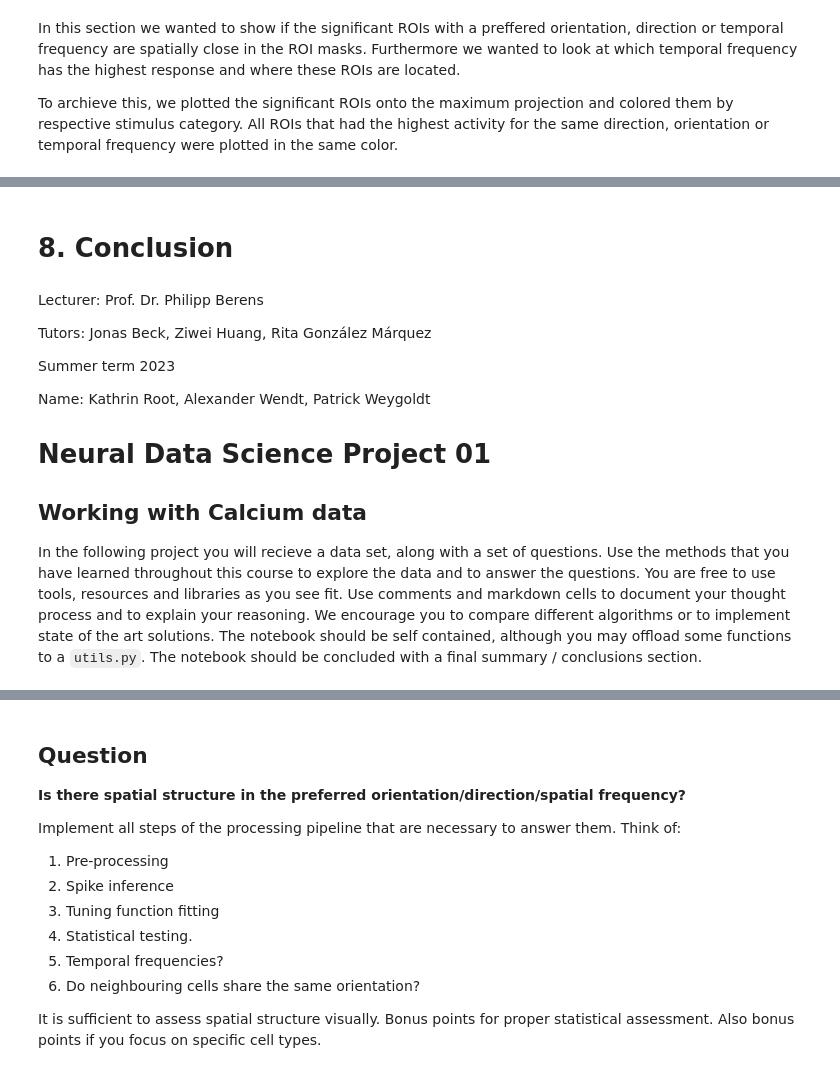
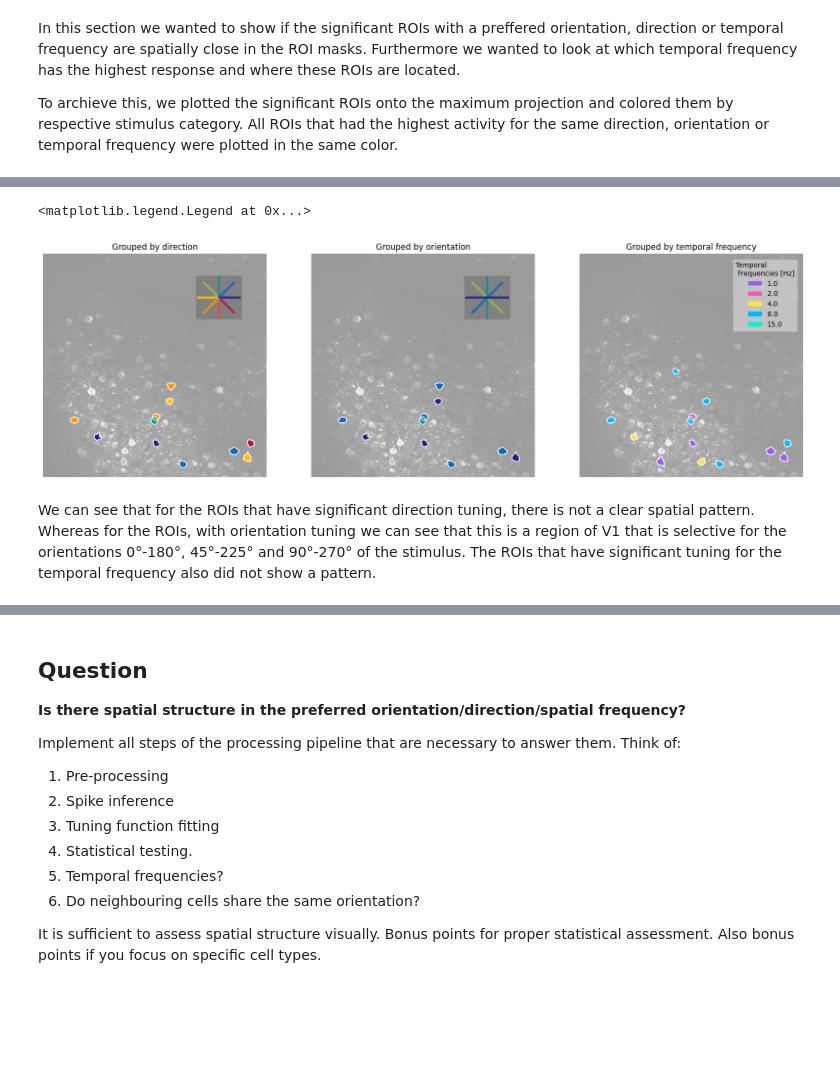
Before and after one commit to weygoldt/neuraldatascience, a Jupyter notebook: notebooks/practical01.ipynb, the cells around one changed output, grey strips where cells are left out. Drawn from its saved outputs; the diff is of its cells as text; code cells hidden in the pictures; blank space fills up the shorter version.

```diff
--- a/notebooks/practical01.ipynb
+++ b/notebooks/practical01.ipynb
@@ -960,4 +1052,5 @@ print(freq_temp_sig)
 # %%
+# Main plot
 fig, (ax1, ax2, ax3) = plt.subplots(1, 3, figsize=(20, 10))
 
 ax1.imshow(data["max_projection"], cmap="gray", alpha=0.4)
@@ -979,7 +1072,6 @@ if "coustom" in matplotlib.colormaps():
 ncolors = 256
 
 # Plot all ROIs that are significant for direction
-
 for roi in rois_sig_direction:
     matrix = np.zeros((data["roi_masks"].shape[1], data["roi_masks"].shape[2]))
     x, y = np.where(data["roi_masks"][roi, :, :] != 0)
@@ -1003,9 +1095,10 @@ for roi in rois_sig_direction:
             (rpoint[0] - 2.5, rpoint[1]),
             5,
             50,
-            facecolor=color_directions[:-1][i],
+            facecolor=color_directions[::-1][1:][i],
             edgecolor="none",
-            angle=orientations[~np.isnan(orientations)][i],
+            # to get the right angle we have to substract 45 degrees
+            angle=orientations[~np.isnan(orientations)][i] - 45,
             rotation_point=rpoint,
         )
         for i in range(8)
@@ -1025,7 +1118,6 @@ for roi in rois_sig_direction:
     matplotlib.colormaps.unregister("coustom")
 
 # Plot all ROIs that are significant for orientation
-
 for roi in rois_sig_orientation:
     matrix = np.zeros((data["roi_masks"].shape[1], data["roi_masks"].shape[2]))
     x, y = np.where(data["roi_masks"][roi, :, :] != 0)
@@ -1051,9 +1143,10 @@ for roi in rois_sig_orientation:
             (rpoint[0] - 2.5, 50),
             5,
             100,
-            facecolor=color_orientations[i],
+            facecolor=color_orientations[::-1][i],
             edgecolor="none",
-            angle=orientations[~np.isnan(orientations)][i],
+            # to get the right angle we have to substract 45 degrees
+            angle=orientations[~np.isnan(orientations)][i] - 45,
             rotation_point="center",
         )
         for i in range(4)
@@ -1086,47 +1179,35 @@ for roi in np.unique(rois_temp_freq_sig):
         "#00000000",
         color_temporal_frequencies[freq_index[rois_temp_freq_sig == roi][0]],
     ]
     map_object = LinearSegmentedColormap.from_list(name="coustom", colors=color_array)
     matplotlib.colormaps.register(cmap=map_object)
 
     ax3.imshow(matrix, alpha=1, cmap="coustom", vmin=0, vmax=1)
     ax3.contour(
         matrix,
         colors="white",
         linewidths=0.5,
     )
     matplotlib.colormaps.unregister("coustom")
 freq_temp_patches = [
     mp.Rectangle(
         (0, 0),
         1,
         1,
         fc=color_temporal_frequencies[i],
     )
     for i in range(len(color_temporal_frequencies))
 ]
 ax3.legend(
     freq_temp_patches,
     temporal_frequencies,
     loc="upper right",
     bbox_to_anchor=(0.99, 0.99),
     title="Temporal\n Frequencies [Hz]",
     framealpha=0.4,
 )
-plt.show()
+# %% [output]
+<matplotlib.legend.Legend at 0x...>
+[figure, added]
-# %% [markdown]
-# 8. Conclusion
-# %% [markdown]
-Lecturer: Prof. Dr. Philipp Berens
-
-Tutors: Jonas Beck, Ziwei Huang, Rita González Márquez
-
-Summer term 2023
-
-Name: Kathrin Root, Alexander Wendt, Patrick Weygoldt
-
-# Neural Data Science Project 01
-
-## Working with Calcium data
-
-In the following project you will recieve a data set, along with a set of questions. Use the methods that you have learned throughout this course to explore the data and to answer the questions. You are free to use tools, resources and libraries as you see fit. Use comments and markdown cells to document your thought process and to explain your reasoning. We encourage you to compare different algorithms or to implement state of the art solutions. The notebook should be self contained, although you may offload some functions to a `utils.py`. The notebook should be concluded with a final summary / conclusions section.
+# %% [markdown]
+We can see that for the ROIs that have significant direction tuning, there is not a clear spatial pattern. Whereas for the ROIs, with orientation tuning we can see that this is a region of V1 that is selective for the orientations 0°-180°, 45°-225° and 90°-270° of the stimulus. The ROIs that have significant tuning for the temporal frequency also did not show a pattern.
```
Also changed, not shown: parts of 26 cells of this notebook.
